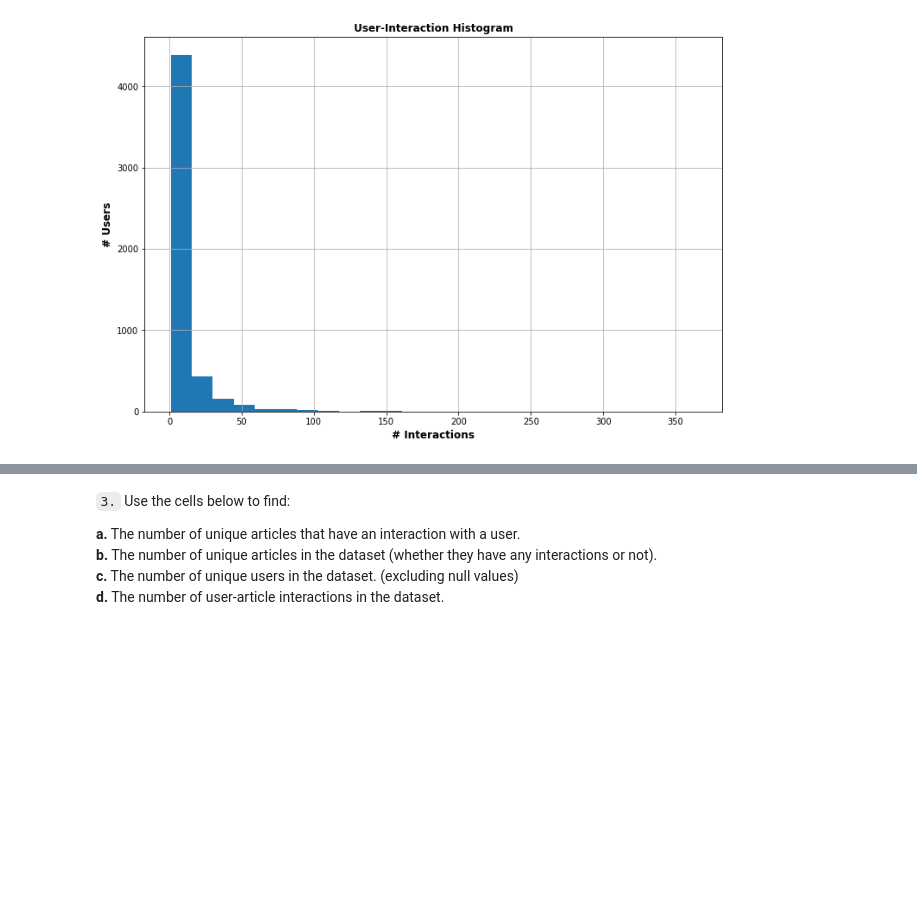
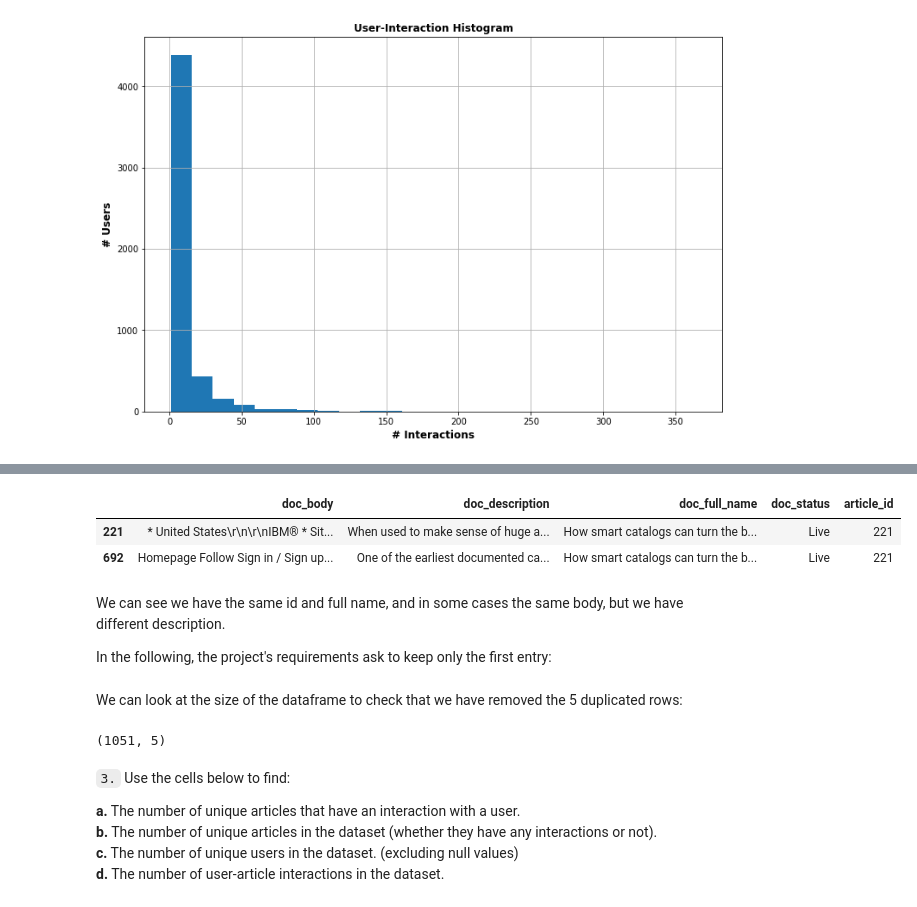
Before and after one commit to Data-Science-NDegree-MRusso/DSND-P5-Recommendation-Engine, a Jupyter notebook: Recommendations_with_IBM.ipynb, the cells around one changed output, grey strips where cells are left out. Saved outputs shown, nothing was run; the diff lists cells and outputs as text; code cells hidden in the pictures; blank space fills up the shorter version.

```diff
--- a/Recommendations_with_IBM.ipynb
+++ b/Recommendations_with_IBM.ipynb
@@ -121,2 +150,12 @@ max_views_by_user = 364 # The maximum number of user-article interactions by any
+# %%
+df_content.query('article_id == 221')
+# %% [output]
+|  | doc_body | doc_description | doc_full_name | doc_status | article_id |
+| 221 | * United States\r\n\r\nIBM® * Sit... | When used to make sense of huge a... | How smart catalogs can turn the b... | Live | 221 |
+| 692 | Homepage Follow Sign in / Sign up... | One of the earliest documented ca... | How smart catalogs can turn the b... | Live | 221 |
+# %% [markdown]
+We can see we have the same id and full name, and in some cases the same body, but we have different description.
+
+In the following, the project's requirements ask to keep only the first entry:
 # %%
 # Remove any rows that have the same article_id - only keep the first
@@ -123,3 +163,9 @@ max_views_by_user = 364 # The maximum number of user-article interactions by any
+# %% [markdown]
+We can look at the size of the dataframe to check that we have removed the 5 duplicated rows:
+# %%
+df_content.shape
+# %% [output]
+(1051, 5)
 # %% [markdown]
 `3.` Use the cells below to find:
 
```
Also changed, not shown: parts of 14 cells of this notebook.
